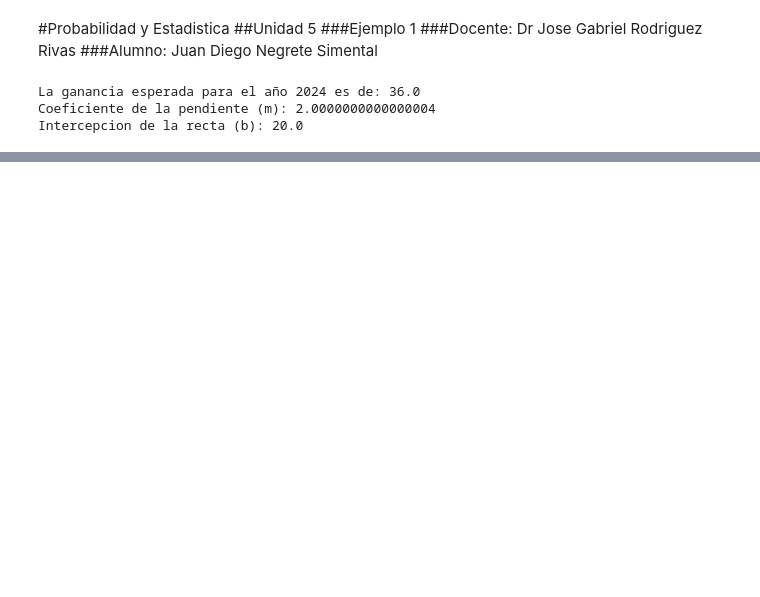
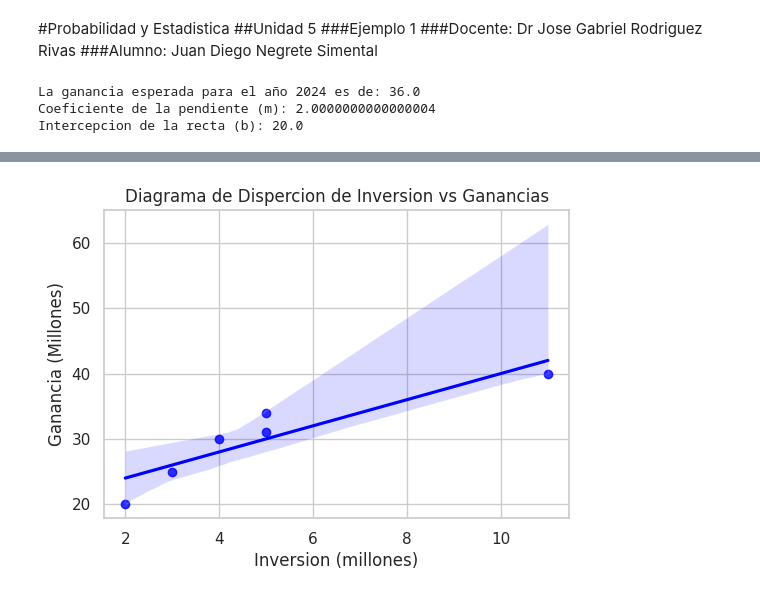
Before and after one commit to 25041066NegreteSimentalJuanDiego/Probabilidad-y-Estadistica, a Jupyter notebook: Unidad5/Ejemplo1.ipynb, the cells around one changed output, grey strips where cells are left out. Saved outputs shown, nothing was run; the diff lists cells and outputs as text; code cells hidden in the pictures; blank space fills up the shorter version.

```diff
--- a/Unidad5/Ejemplo1.ipynb
+++ b/Unidad5/Ejemplo1.ipynb
@@ -33,0 +54,21 @@ Intercepcion de la recta (b): 20.0
+# %%
+import matplotlib.pyplot as plt
+import seaborn as sns
+
+#Definir tamaño de la figura
+plt.figure(figsize=(6,4))
+
+#Datos de entrada
+inversion = [2, 3, 5, 4, 11, 5]
+ganancias = [20, 25, 34, 30, 40, 31]
+
+#Dibujar el diagrama de dispersion con linea de regresion
+sns.set(style="whitegrid")
+sns.regplot(x=inversion, y=ganancias, scatter=True, color='blue')
+plt.title('Diagrama de Dispercion de Inversion vs Ganancias')
+plt.xlabel('Inversion (millones)')
+plt.ylabel('Ganancia (Millones)')
+plt.grid(True)
+plt.show()
+# %% [output]
+[figure, added]
```
Also changed, not shown: parts of 1 cell of this notebook.
